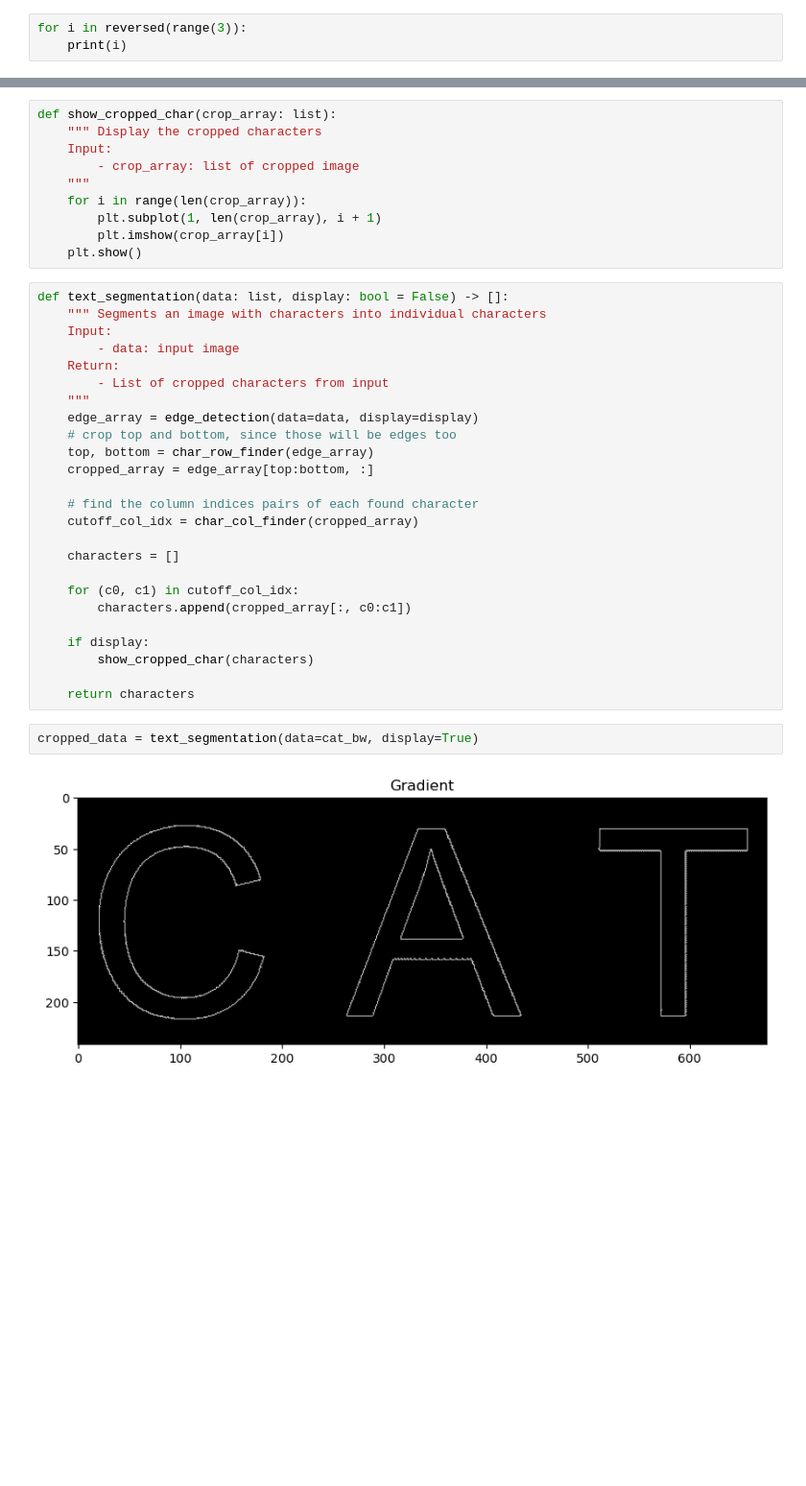
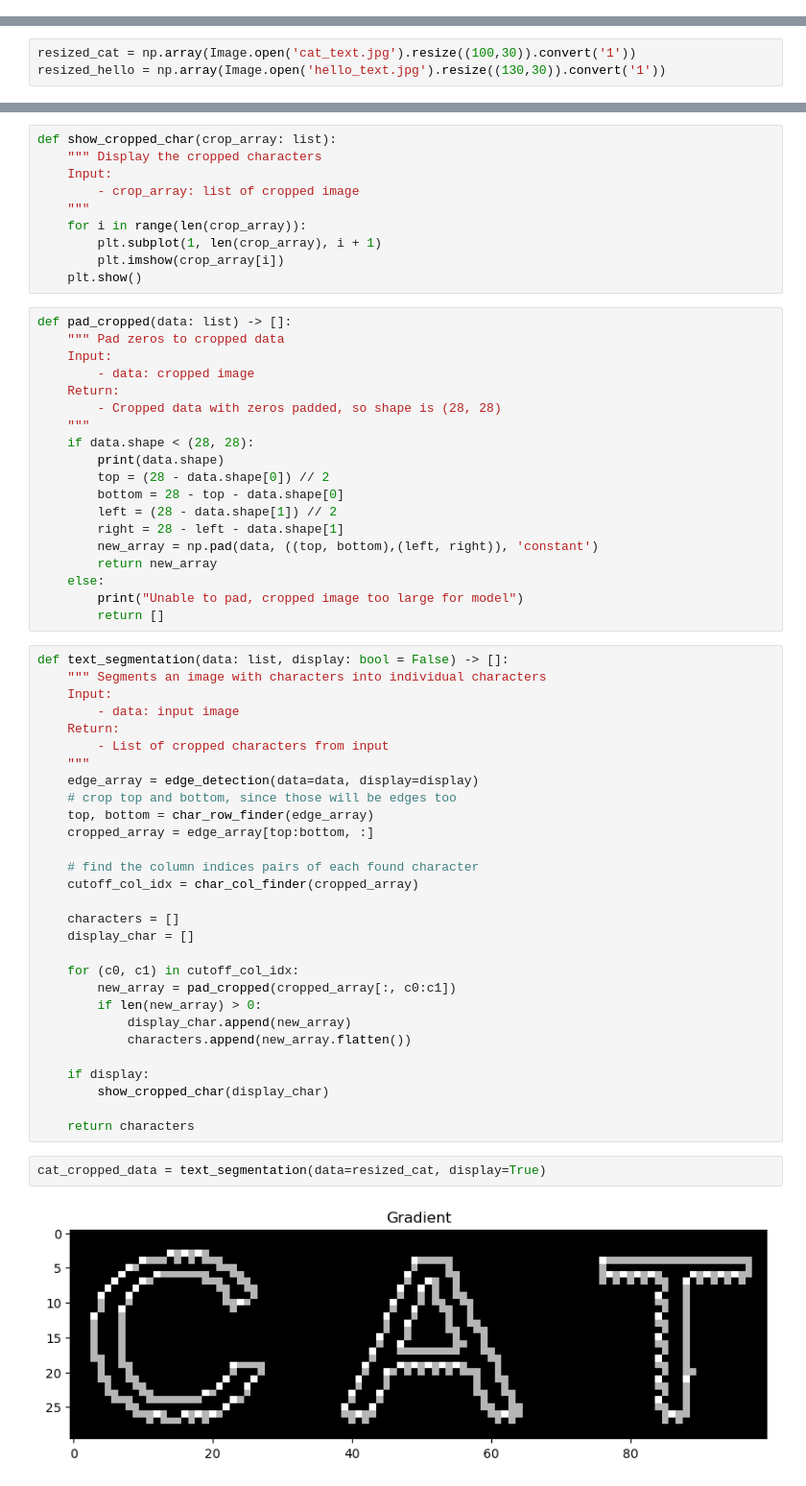
Before and after one commit to Slin25/english2morse, a Jupyter notebook: Python/text_segmentation.ipynb, the cells around one changed output, grey strips where cells are left out. Shown at 96% size. Saved outputs shown, nothing was run; the diff lists cells and outputs as text; blank space fills up the shorter version.

Commit message:
resize cropped image to fit (28,28)

```diff
--- a/Python/text_segmentation.ipynb
+++ b/Python/text_segmentation.ipynb
@@ -8,6 +8,3 @@ from PIL import Image
 # Converting image into black white
 cat_bw = np.array(Image.open('cat_text.jpg').convert('1'))
 hello_bw = np.array(Image.open('hello_text.jpg').convert('1'))
-# %%
-for i in reversed(range(3)):
-    print(i)
@@ -18,3 +11,6 @@ for i in reversed(range(3)):
+# %%
+resized_cat = np.array(Image.open('cat_text.jpg').resize((100,30)).convert('1'))
+resized_hello = np.array(Image.open('hello_text.jpg').resize((130,30)).convert('1'))
 # %%
 def convolution_1d(data: list, kernel: list) -> list:
     """ 1D convolution
@@ -120,6 +116,25 @@ def show_cropped_char(crop_array: list):
         plt.subplot(1, len(crop_array), i + 1)
         plt.imshow(crop_array[i])
     plt.show()
+# %%
+def pad_cropped(data: list) -> []:
+    """ Pad zeros to cropped data
+    Input:
+        - data: cropped image
+    Return:
+        - Cropped data with zeros padded, so shape is (28, 28)
+    """
+    if data.shape < (28, 28):
+        print(data.shape)
+        top = (28 - data.shape[0]) // 2
+        bottom = 28 - top - data.shape[0]
+        left = (28 - data.shape[1]) // 2
+        right = 28 - left - data.shape[1]
+        new_array = np.pad(data, ((top, bottom),(left, right)), 'constant')
+        return new_array
+    else:
+        print("Unable to pad, cropped image too large for model")
+        return []
 # %%
 def text_segmentation(data: list, display: bool = False) -> []:
     """ Segments an image with characters into individual characters
@@ -137,15 +152,19 @@ def text_segmentation(data: list, display: bool = False) -> []:
     cutoff_col_idx = char_col_finder(cropped_array)
 
     characters = []
+    display_char = []
 
     for (c0, c1) in cutoff_col_idx:
-        characters.append(cropped_array[:, c0:c1])
+        new_array = pad_cropped(cropped_array[:, c0:c1])
+        if len(new_array) > 0:
+            display_char.append(new_array)
+            characters.append(new_array.flatten())
 
     if display:
-        show_cropped_char(characters)
+        show_cropped_char(display_char)
 
     return characters
 # %%
-cropped_data = text_segmentation(data=cat_bw, display=True)
+cat_cropped_data = text_segmentation(data=resized_cat, display=True)
 # %% [output]
-[figure, old version]
+[figure, new version]
```
Also changed, not shown: parts of 4 cells of this notebook.
